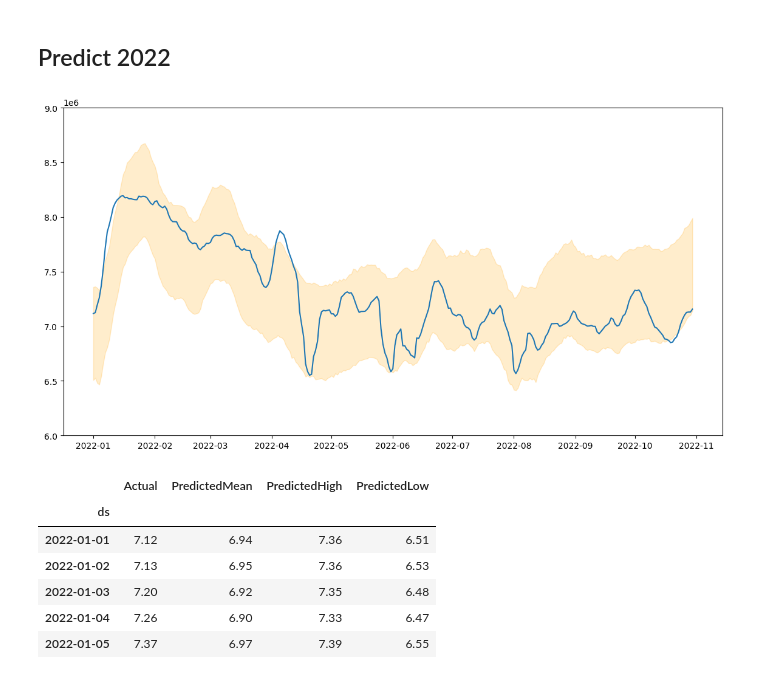
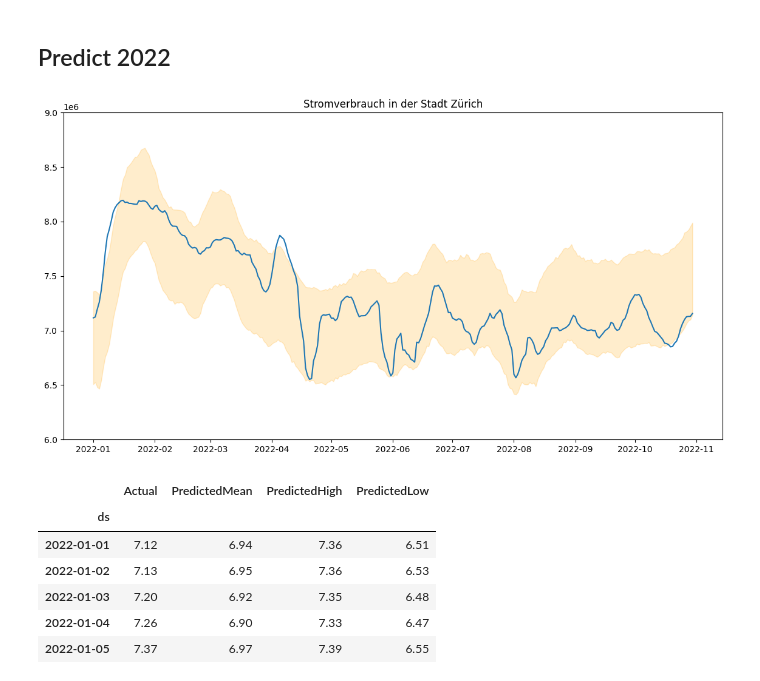
Before and after one commit to nzzdev/energyconsumption-zurich-model, a Jupyter notebook: src/TrainFinalModel.ipynb, the cells around one changed output. Saved outputs shown, nothing was run; the diff lists cells and outputs as text; code cells hidden in the pictures.

```diff
--- a/src/TrainFinalModel.ipynb
+++ b/src/TrainFinalModel.ipynb
@@ -184,28 +184,29 @@ forecastTrain = m.predict(df_2022)
 # %%
 def plot(data):
     fig, ax = plt.subplots()
     fig.set_size_inches(14, 7)
     fig.patch.set_facecolor('white')
+    ax.set_title('Stromverbrauch in der Stadt Zürich')
     ax.plot(data.index, data["Actual"])
     ax.fill_between(data.index, data["PredictedHigh"], data["PredictedLow"], color='orange', alpha=.2)
     ax.set_ylim(6e+06, 9e+06)
 
 plotData = pd.DataFrame(
   {
     "Actual": df_2022["y"].array,
     "PredictedMean": forecastTrain["yhat"].array,
     "PredictedHigh": forecastTrain["yhat_upper"].array,
     "PredictedLow": forecastTrain["yhat_lower"].array
   },
   index=df_2022["ds"]
 )
 
 plotData.index = pd.to_datetime(plotData.index)
 plotData = plotData.sort_index()
 
 plot(plotData)
 # %% [output]
-[figure, old version]
+[figure, new version]
 # %%
 plotData = plotData.div(1000000).round(2)
 plotData
```
